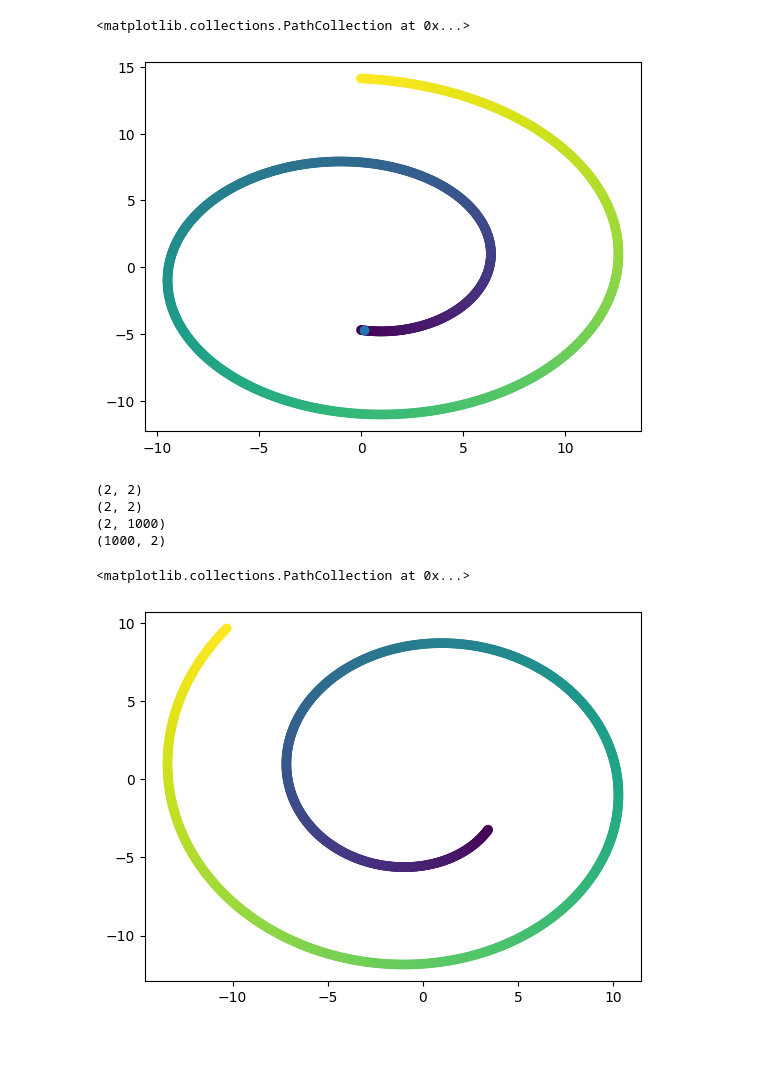
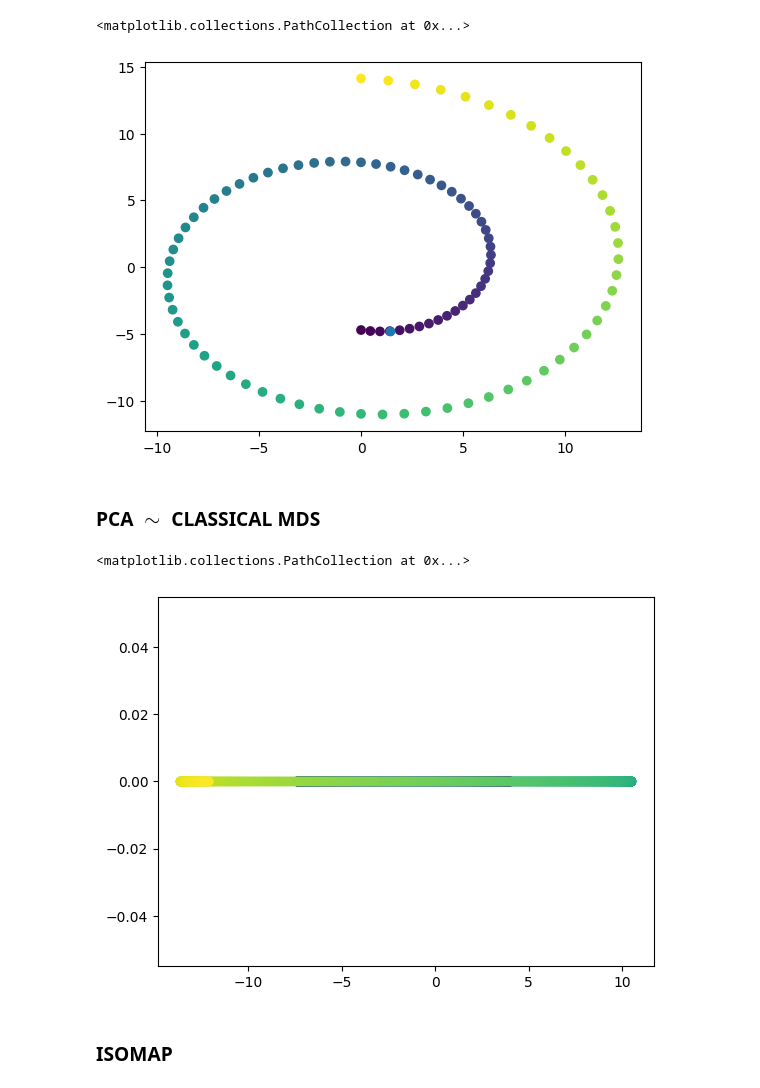
Before and after one commit to alessimichele/Unsupervised-Learning-2023, a Jupyter notebook: my_solution/Lab3bis.ipynb, the cells around one changed output. Cells and saved outputs as stored; diff of their text form; code cells hidden in the pictures; blank space fills up the shorter version.

Commit message:
isomap

```diff
--- a/my_solution/Lab3bis.ipynb
+++ b/my_solution/Lab3bis.ipynb
@@ -3,7 +3,7 @@ import numpy as np
 from matplotlib import pyplot as plt
 import math
 # %%
-N = 1000
+N = 100
 
 phi = np.linspace(1.5*math.pi, 4.5*math.pi, N)
 
@@ -17,4 +17,4 @@ plt.scatter(x,y, c = phi)
 plt.scatter(X[3,0], X[3,1])
 # %% [output]
 <matplotlib.collections.PathCollection at 0x...>
-[figure, old version]
+[figure, new version]
@@ -53,18 +21,43 @@ def my_PCA(X, k):
+# %% [markdown]
+### PCA $\sim$ CLASSICAL MDS
+# %%
+def my_PCA(X, k):
+    """
+    X: dataframe
+        dataframe with n observation and p features (nxp)
+    k: int
+        number of principal components we want to project on
+    output: array-shape
+        return the projected data (nxk), where k is the number of principal components we have projected on
+    """
+
+    # center the data
+    X_std = X - X.mean(axis=0)
+
+    # compute the covariance matrix
+    cov_mat = np.dot(X_std.T, X_std)
+
+    eig_vals, eig_vecs = np.linalg.eig(cov_mat)
+
+    sorted_indices = np.argsort(eig_vals)[::-1]
+    sorted_eigvecs = eig_vecs[:,sorted_indices]
+
+    top_k_eigvecs = sorted_eigvecs[:k]
+
+    projection_matrix = top_k_eigvecs.T
+
+    return np.dot(X, projection_matrix)
 # %%
-proj = (my_PCA(X,2)).dot(X.T)
-print(proj.shape)
-print(X.shape)
+Y = (my_PCA(X,1))
 
-first_comp = [proj[0][i] for i in range(X.shape[0])]
-second_comp = [proj[1][i] for i in range(X.shape[0])]
-#second_comp = [0 for i in range(X.shape[0])]
+first_comp = [Y[i][0] for i in range(X.shape[0])]
+#second_comp = [Y[i][1] for i in range(X.shape[0])]
+second_comp = [0 for i in range(X.shape[0])]
 
 
 plt.scatter(first_comp, second_comp, c = phi)
 # %% [output]
-(2, 2)
-(2, 2)
-(2, 1000)
-(1000, 2)
+<matplotlib.collections.PathCollection at 0x...>
-<matplotlib.collections.PathCollection at 0x...>
-[figure, old version]
+[figure, new version]
+# %% [markdown]
+### ISOMAP
```
Also changed, not shown: parts of 18 cells of this notebook, 4 other files.
